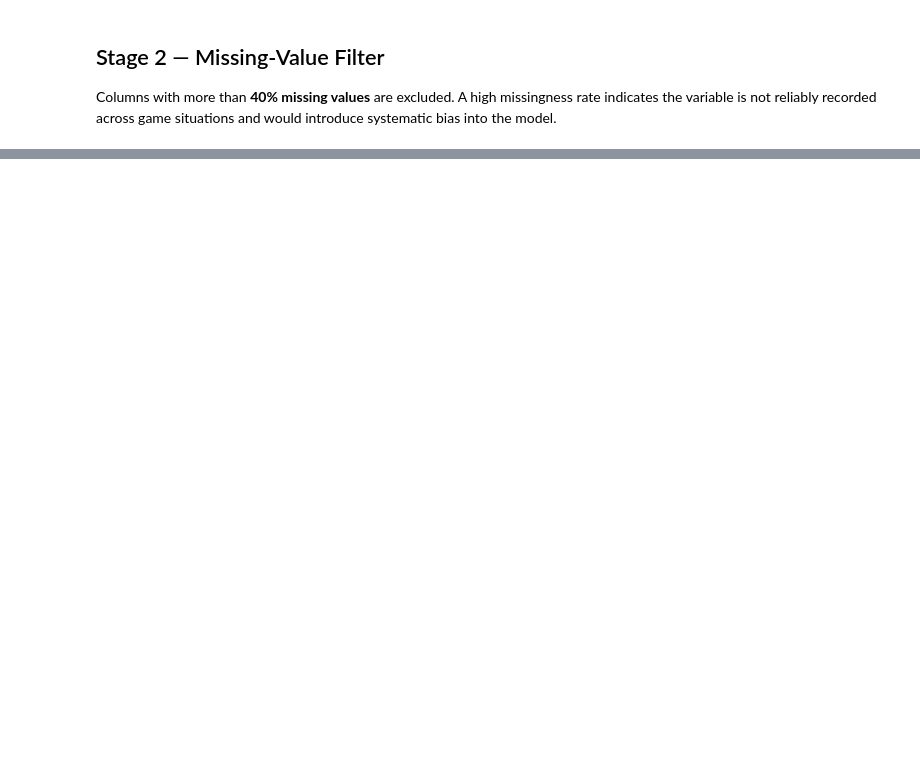
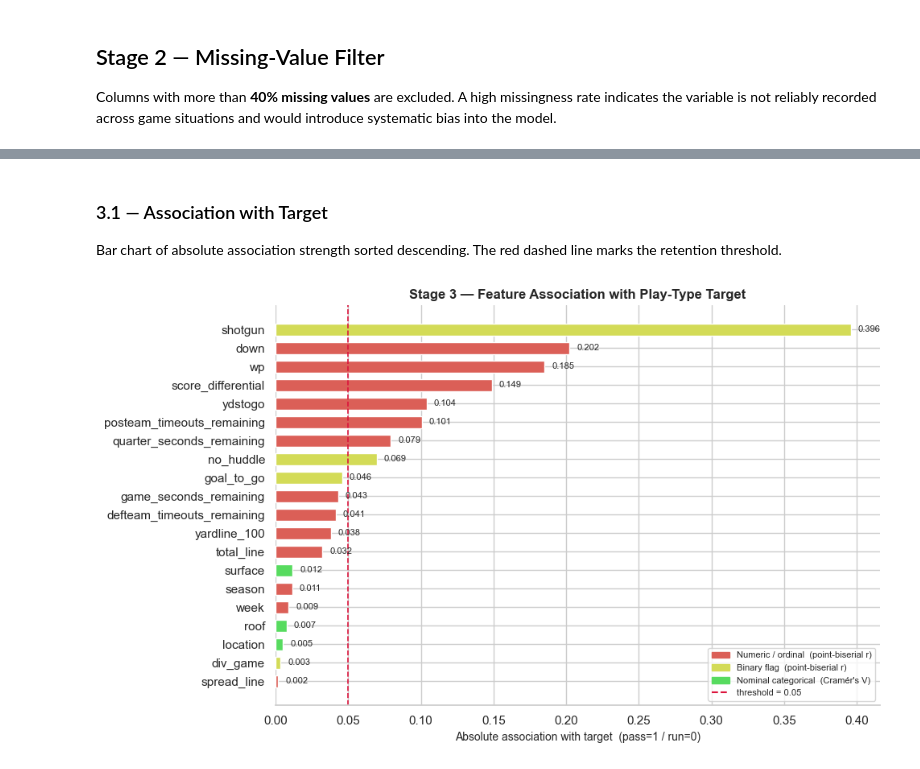
Before and after one commit to Orangenraph/Predicting-American-Football-Plays, a Jupyter notebook: notebooks/02_feature_selection.ipynb, the cells around one changed output, grey strips where cells are left out. Drawn from its saved outputs; the diff is of its cells as text; code cells hidden in the pictures; blank space fills up the shorter version.

```diff
--- a/notebooks/02_feature_selection.ipynb
+++ b/notebooks/02_feature_selection.ipynb
@@ -615,0 +440,17 @@ else:
+# %%
+# point-biserial correlation (r_pb)
+pb_records = []
+for col in FEATURES_NUM + FEATURES_BIN:
+    mask = df[col].notna() #filter missing values out (already checked before with under 5%)
+
+    r, p = pointbiserialr(df.loc[mask, col], df.loc[mask, "target"])  # correlation (r) and p-value (p)
+
+    # store results with metadata
+    pb_records.append({"feature": col,
+                        "association": r,
+                        "p_value": p,
+                        "metric": "point-biserial r",
+                        "type": "binary" if col in FEATURES_BIN else "numeric"})
+
+pb_df = pd.DataFrame(pb_records).sort_values("association", key=abs, ascending=False) # convert into df and sort by streng, higher = more explain
+print(pb_df.to_string(index=False))
@@ -615,0 +548,52 @@ else:
+# %% [markdown]
+### 3.1 — Association with Target
+
+Bar chart of absolute association strength sorted descending. The red dashed line marks the retention threshold.
+# %%
+palette = sns.color_palette(PLOT_PALETTE)
+
+fig, ax = plt.subplots(figsize=(10, 6))
+
+plot_df = assoc_df.copy().sort_values("abs_assoc", ascending=True) #sort values
+
+# assign colors
+color_map = {"numeric": palette[0], "binary": palette[1], "categorical": palette[2]}
+colors = plot_df["type"].map(color_map)
+
+# create horizontal bar chart
+bars = ax.barh(plot_df["feature"], plot_df["abs_assoc"],
+               color=colors, edgecolor="white", height=0.65)
+ax.axvline(ASSOCIATION_THRESHOLD, color="crimson", linestyle="--", linewidth=1.2)
+
+# add values and labels next to each bar
+for bar, val in zip(bars, plot_df["abs_assoc"]):
+    ax.text(val + 0.005, bar.get_y() + bar.get_height() / 2,
+            f"{val:.3f}", va="center", ha="left", fontsize=8)
+
+# create custom legend for type and treshold
+legend_handles = [
+    Patch(color=palette[0], label="Numeric / ordinal  (point-biserial r)"),
+    Patch(color=palette[1], label="Binary flag  (point-biserial r)"),
+    Patch(color=palette[2], label="Nominal categorical  (Cramér's V)"),
+    plt.Line2D([0], [0], color="crimson", linestyle="--",
+               label=f"threshold = {ASSOCIATION_THRESHOLD}"),
+]
+ax.legend(handles=legend_handles, fontsize=8, loc="lower right")
+
+
+# set chat labens and title
+ax.set_xlabel("Absolute association with target  (pass=1 / run=0)", fontsize=10)
+ax.set_title("Stage 3 — Feature Association with Play-Type Target",
+             fontsize=12, fontweight="bold")
+
+
+ax.xaxis.set_major_formatter(mtick.FormatStrFormatter("%.2f")) # fomrat x-axis ticks
+
+# clean up plot borders and spacing
+sns.despine(left=True)
+plt.tight_layout()
+
+plt.savefig(FIGURES_EDA / "stage3_target_association.png", dpi=PLOT_DPI, bbox_inches="tight")
+plt.show()
+# %% [output]
+[figure, added]
```
Also changed, not shown: parts of 25 cells of this notebook, 3 other files.
